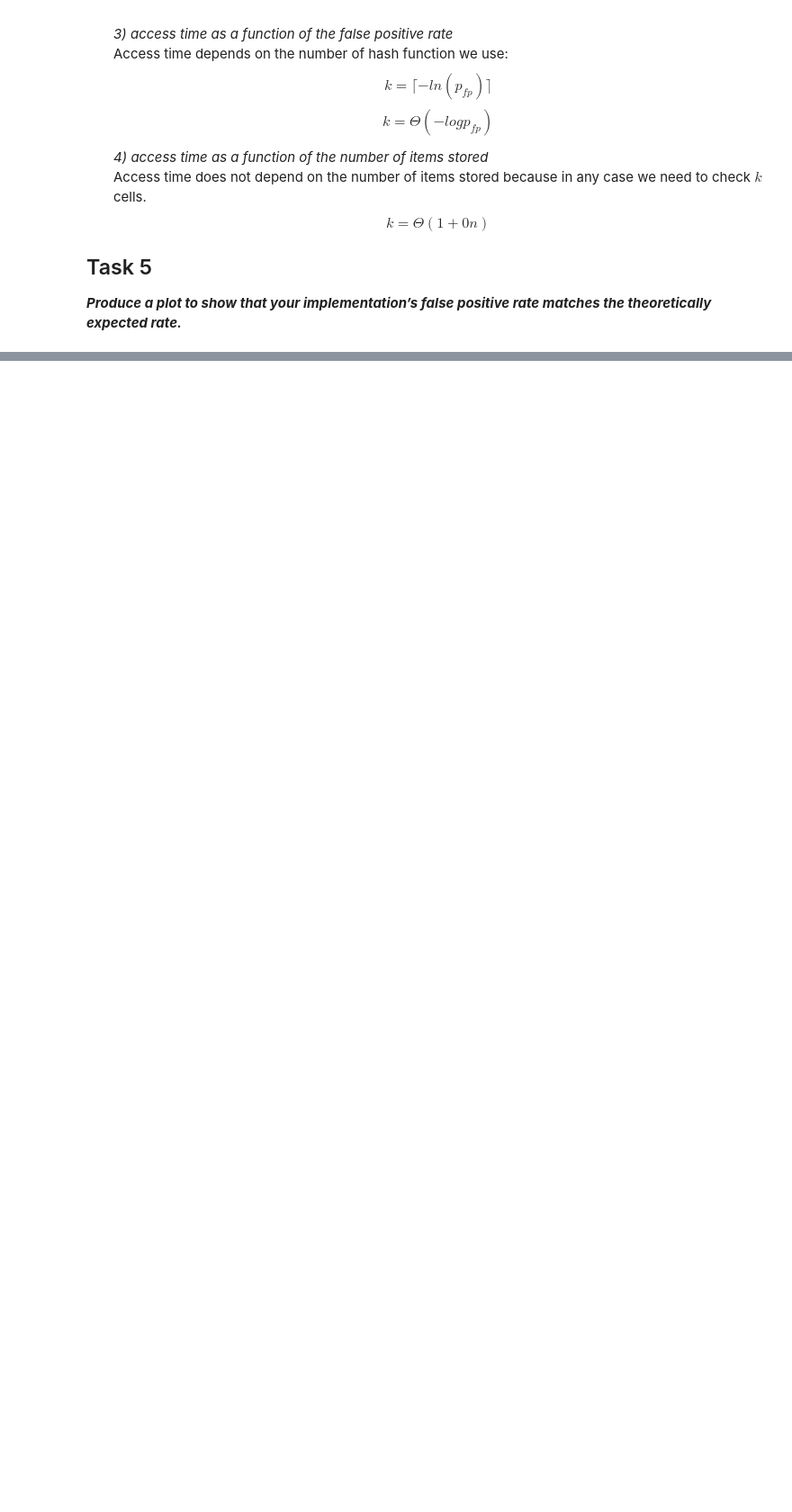
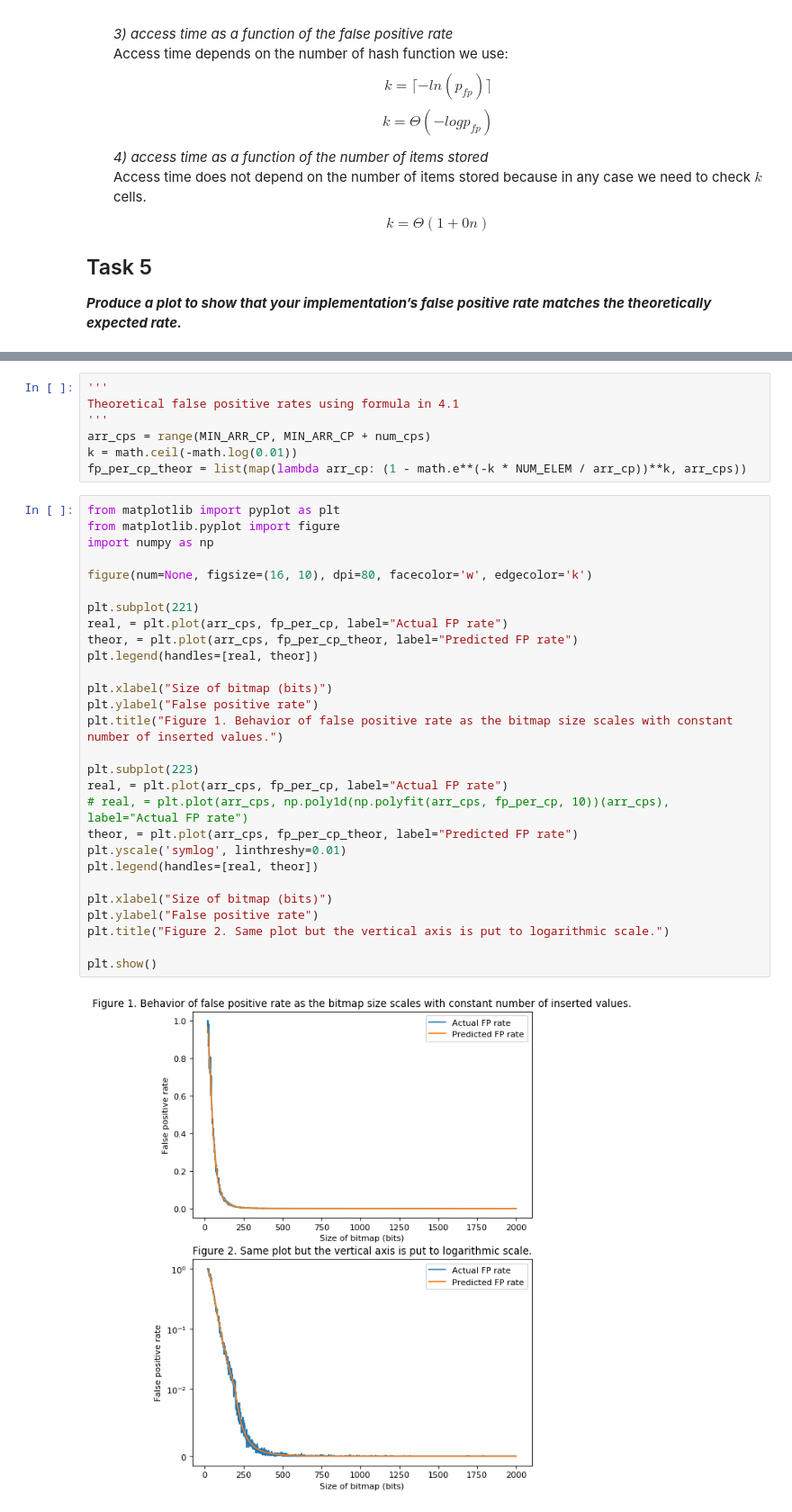
Before and after one commit to Munchic/cs110, a Jupyter notebook: Assignment II. Bloom filters.ipynb, the cells around one changed output, grey strips where cells are left out. Shown: that part at 90% size. Cells and saved outputs as stored; diff of their text form; blank space fills up the shorter version.

Commit message:
Corrected FP rate

```diff
--- a/Assignment II. Bloom filters.ipynb
+++ b/Assignment II. Bloom filters.ipynb
@@ -271,0 +281,37 @@ from matplotlib import pyplot as plt
+# %%
+'''
+Theoretical false positive rates using formula in 4.1
+'''
+arr_cps = range(MIN_ARR_CP, MIN_ARR_CP + num_cps)
+k = math.ceil(-math.log(0.01))
+fp_per_cp_theor = list(map(lambda arr_cp: (1 - math.e**(-k * NUM_ELEM / arr_cp))**k, arr_cps))
+# %%
+from matplotlib import pyplot as plt
+from matplotlib.pyplot import figure
+import numpy as np
+
+figure(num=None, figsize=(16, 10), dpi=80, facecolor='w', edgecolor='k')
+
+plt.subplot(221)
+real, = plt.plot(arr_cps, fp_per_cp, label="Actual FP rate")
+theor, = plt.plot(arr_cps, fp_per_cp_theor, label="Predicted FP rate")
+plt.legend(handles=[real, theor])
+
+plt.xlabel("Size of bitmap (bits)")
+plt.ylabel("False positive rate")
+plt.title("Figure 1. Behavior of false positive rate as the bitmap size scales with constant number of inserted values.")
+
+plt.subplot(223)
+real, = plt.plot(arr_cps, fp_per_cp, label="Actual FP rate")
+# real, = plt.plot(arr_cps, np.poly1d(np.polyfit(arr_cps, fp_per_cp, 10))(arr_cps), label="Actual FP rate")
+theor, = plt.plot(arr_cps, fp_per_cp_theor, label="Predicted FP rate")
+plt.yscale('symlog', linthreshy=0.01)
+plt.legend(handles=[real, theor])
+
+plt.xlabel("Size of bitmap (bits)")
+plt.ylabel("False positive rate")
+plt.title("Figure 2. Same plot but the vertical axis is put to logarithmic scale.")
+
+plt.show()
+# %% [output]
+[figure, added]
```
Also changed, not shown: parts of 4 cells of this notebook.
